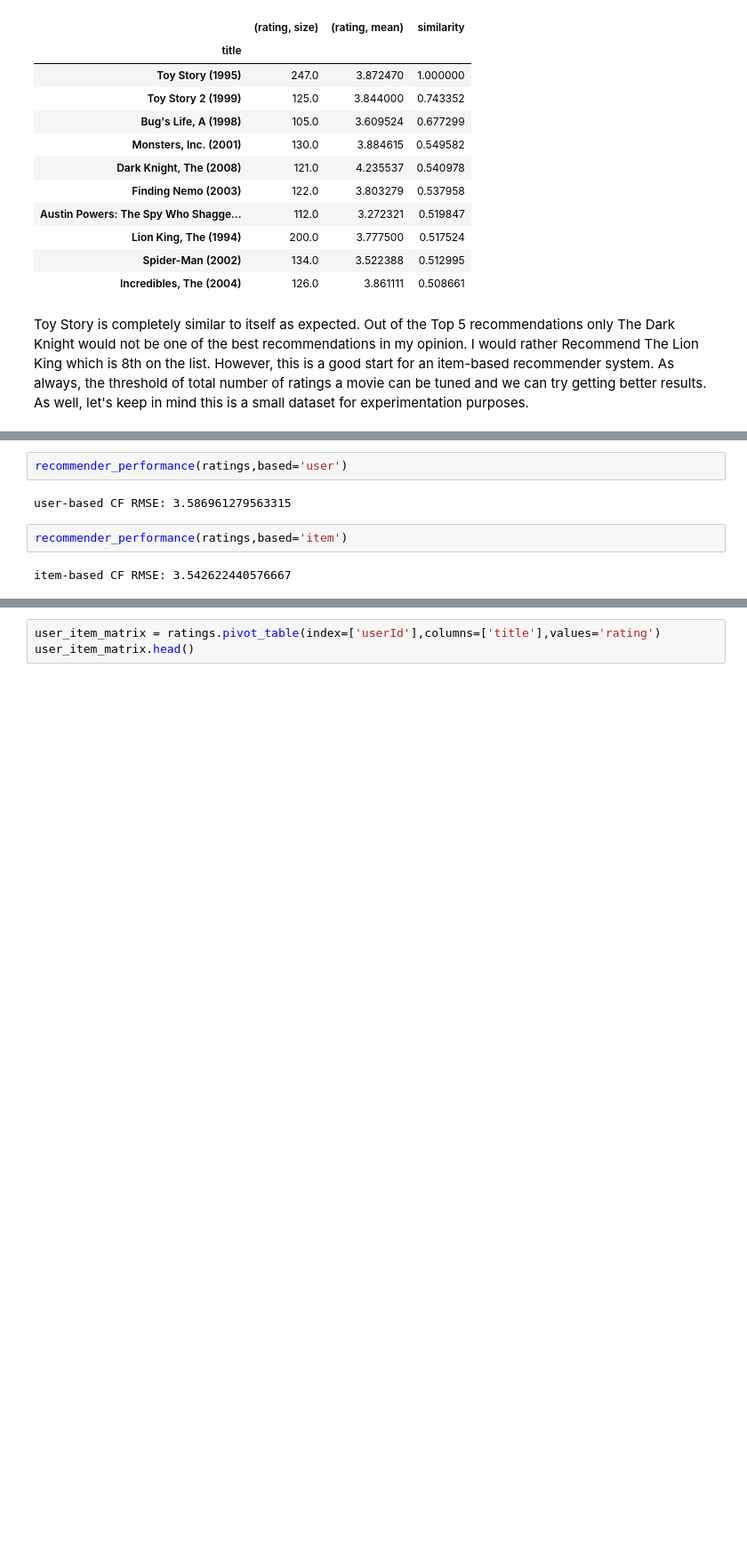
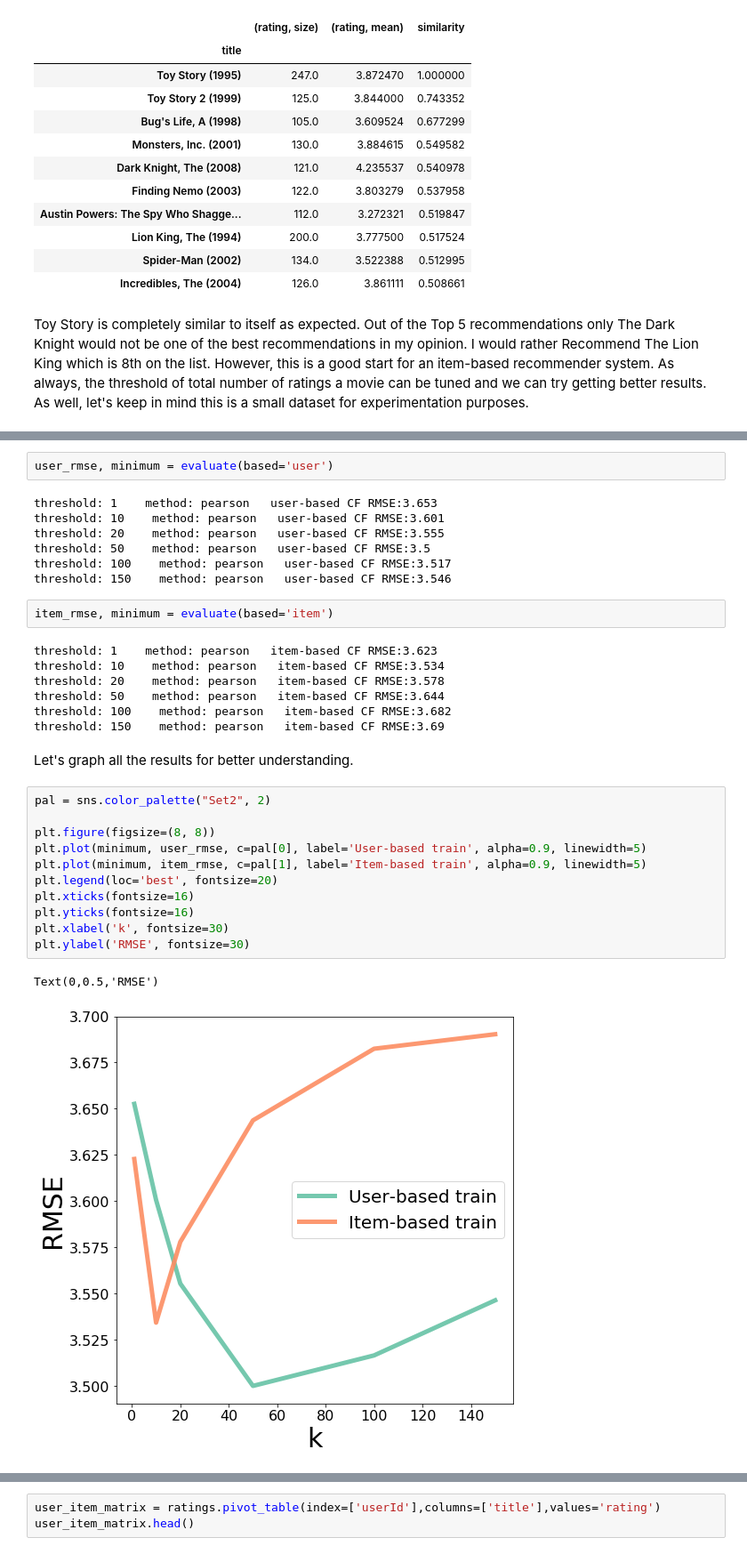
Before and after one commit to emmpew/recommender, a Jupyter notebook: collaborative_filtering.ipynb, the cells around one changed output, grey strips where cells are left out. Shown: that part at 89% size. Drawn from its saved outputs; the diff is of its cells as text; blank space fills up the shorter version.

```diff
--- a/collaborative_filtering.ipynb
+++ b/collaborative_filtering.ipynb
@@ -380,9 +405,35 @@ def recommender_performance(df, based='user'):
-# %%
-recommender_performance(ratings,based='user')
-# %% [output]
-user-based CF RMSE: 3.586961279563315
-# %%
-recommender_performance(ratings,based='item')
-# %% [output]
-item-based CF RMSE: 3.542622440576667
+# %%
+user_rmse, minimum = evaluate(based='user')
+# %% [output]
+threshold: 1    method: pearson   user-based CF RMSE:3.653
+threshold: 10    method: pearson   user-based CF RMSE:3.601
+threshold: 20    method: pearson   user-based CF RMSE:3.555
+threshold: 50    method: pearson   user-based CF RMSE:3.5
+threshold: 100    method: pearson   user-based CF RMSE:3.517
+threshold: 150    method: pearson   user-based CF RMSE:3.546
+# %%
+item_rmse, minimum = evaluate(based='item')
+# %% [output]
+threshold: 1    method: pearson   item-based CF RMSE:3.623
+threshold: 10    method: pearson   item-based CF RMSE:3.534
+threshold: 20    method: pearson   item-based CF RMSE:3.578
+threshold: 50    method: pearson   item-based CF RMSE:3.644
+threshold: 100    method: pearson   item-based CF RMSE:3.682
+threshold: 150    method: pearson   item-based CF RMSE:3.69
+# %% [markdown]
+Let's graph all the results for better understanding.
+# %%
+pal = sns.color_palette("Set2", 2)
+
+plt.figure(figsize=(8, 8))
+plt.plot(minimum, user_rmse, c=pal[0], label='User-based train', alpha=0.9, linewidth=5)
+plt.plot(minimum, item_rmse, c=pal[1], label='Item-based train', alpha=0.9, linewidth=5)
+plt.legend(loc='best', fontsize=20)
+plt.xticks(fontsize=16)
+plt.yticks(fontsize=16)
+plt.xlabel('k', fontsize=30)
+plt.ylabel('RMSE', fontsize=30)
+# %% [output]
+Text(0,0.5,'RMSE')
+[figure, added]
 # %% [markdown]
```
Also changed, not shown: parts of 16 cells of this notebook, 1 other file.
